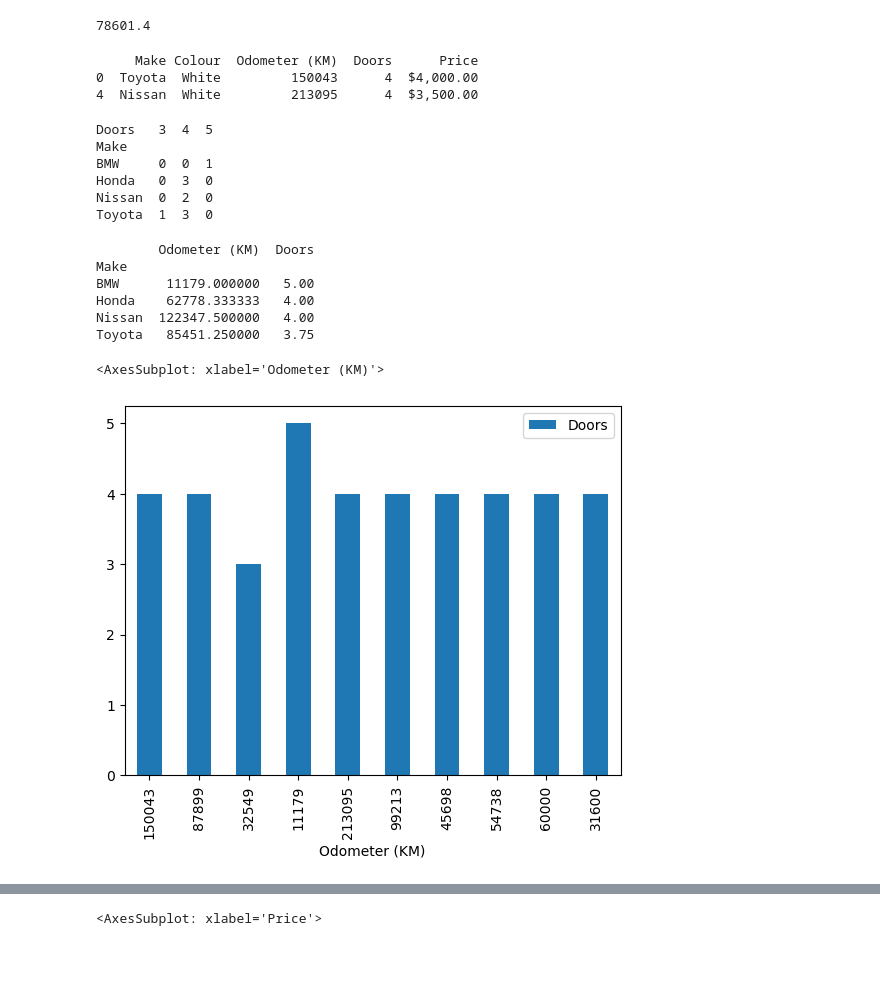
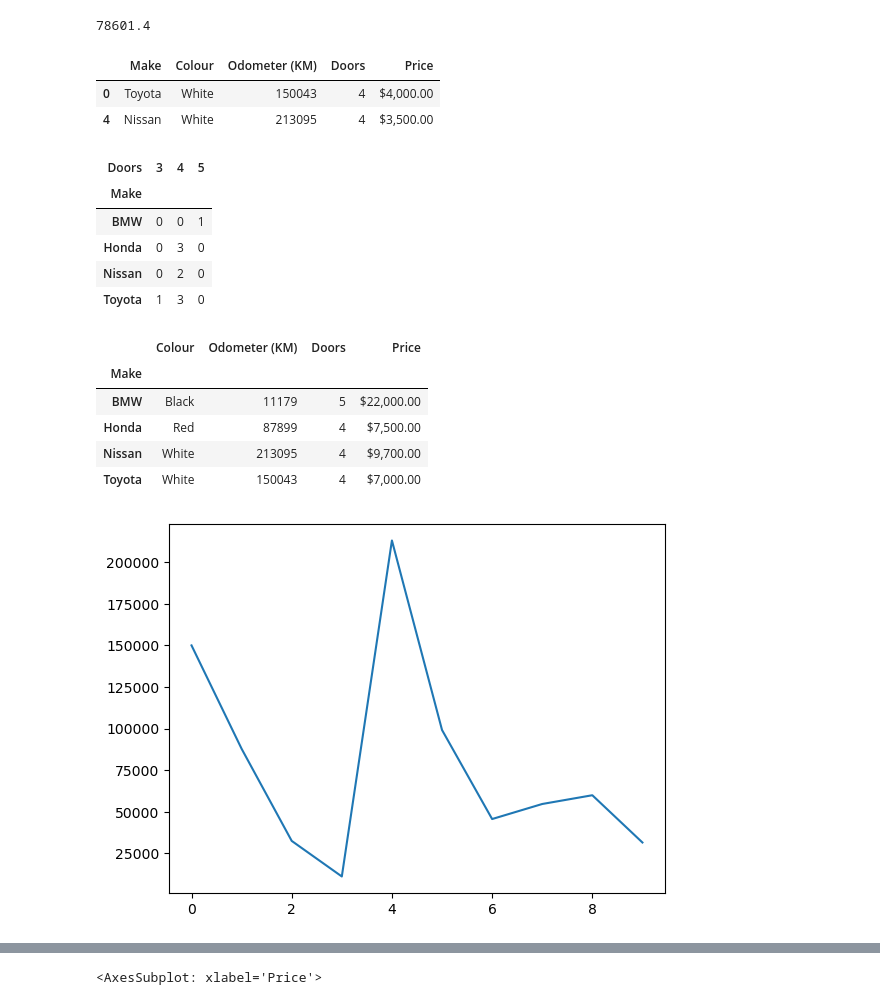
Before and after one commit to deepa-pl/DeepaPL, a Jupyter notebook: pandas-exercises.ipynb, the cells around one changed output, grey strips where cells are left out. Saved outputs shown, nothing was run; the diff lists cells and outputs as text; code cells hidden in the pictures; blank space fills up the shorter version.

```diff
--- a/pandas-exercises.ipynb
+++ b/pandas-exercises.ipynb
@@ -36,6 +38,6 @@ print(comb)
 # %%
 # Import "../data/car-sales.csv" and turn it into a DataFrame
-data = p.read_csv('C:\DeepaPL\car-sales.csv')
+data = p.read_csv('car-sales.csv')
 print(data.to_string())
 # %% [output]
      Make Colour  Odometer (KM)  Doors       Price
@@ -230,43 +233,49 @@ print(avg)
 78601.4
 # %%
 # Select the rows with over 100,000 kilometers on the Odometer
-cond = data['Odometer (KM)'] > 100000
-sel_row = p.DataFrame(data[cond])
+#cond = data['Odometer (KM)'] > 100000
+#sel_row = p.DataFrame(data[cond])
 
-print(sel_row)
+#print(sel_row)
+data[data["Odometer (KM)"]>100000]
 # %% [output]
-     Make Colour  Odometer (KM)  Doors      Price
-0  Toyota  White         150043      4  $4,000.00
-4  Nissan  White         213095      4  $3,500.00
+|  | Make | Colour | Odometer (KM) | Doors | Price |
+| 0 | Toyota | White | 150043 | 4 | $4,000.00 |
+| 4 | Nissan | White | 213095 | 4 | $3,500.00 |
 # %%
 # Create a crosstab of the Make and Doors columns
-ct = p.crosstab(data.Make, data.Doors)
-print(ct)
+p.crosstab(data.Make, data.Doors)
 # %% [output]
-Doors   3  4  5
-Make
-BMW     0  0  1
-Honda   0  3  0
-Nissan  0  2  0
-Toyota  1  3  0
+| Doors | 3 | 4 | 5 |
+| Make |  |  |  |
+| BMW | 0 | 0 | 1 |
+| Honda | 0 | 3 | 0 |
+| Nissan | 0 | 2 | 0 |
+| Toyota | 1 | 3 | 0 |
 # %%
 # Group columns of the car sales DataFrame by the Make column and find the average
-avg_gp = data.groupby('Make')['Odometer (KM)','Doors','Price'].mean()
-print(avg_gp)
+#avg_gp = data.groupby('Make')['Odometer (KM)','Doors','Price'].mean()
+#print(avg_gp)
+
+#data.groupby(["Make"]).mean()
+#data.groupby(["Make"]).std()
+data.groupby(["Make"]).max()
 # %% [output]
-        Odometer (KM)  Doors
-Make
-BMW      11179.000000   5.00
-Honda    62778.333333   4.00
-Nissan  122347.500000   4.00
-Toyota   85451.250000   3.75
+|  | Colour | Odometer (KM) | Doors | Price |
+| Make |  |  |  |  |
+| BMW | Black | 11179 | 5 | $22,000.00 |
+| Honda | Red | 87899 | 4 | $7,500.00 |
+| Nissan | White | 213095 | 4 | $9,700.00 |
+| Toyota | White | 150043 | 4 | $7,000.00 |
 # %%
 # Import Matplotlib and create a plot of the Odometer column
 # Don't forget to use %matplotlib inline
+%matplotlib inline
 import matplotlib.pyplot as plt
-data.plot("Odometer (KM)", kind="bar")
+#data.plot("Odometer (KM)", kind="bar")
+
+data["Odometer (KM)"].plot();
 # %% [output]
-<AxesSubplot: xlabel='Odometer (KM)'>
-[figure, old version]
+[figure, new version]
 # %%
 # Create a histogram of the Odometer column using hist()
```
Also changed, not shown: parts of 19 cells of this notebook, 2 other files.
